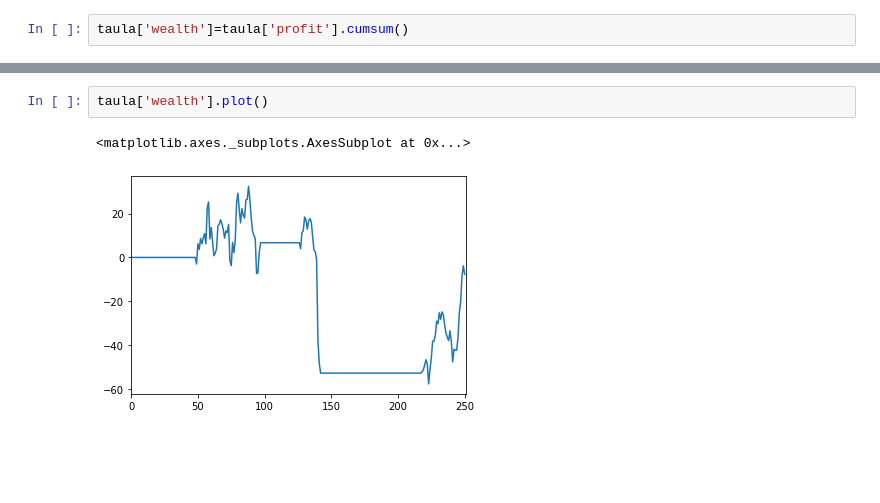
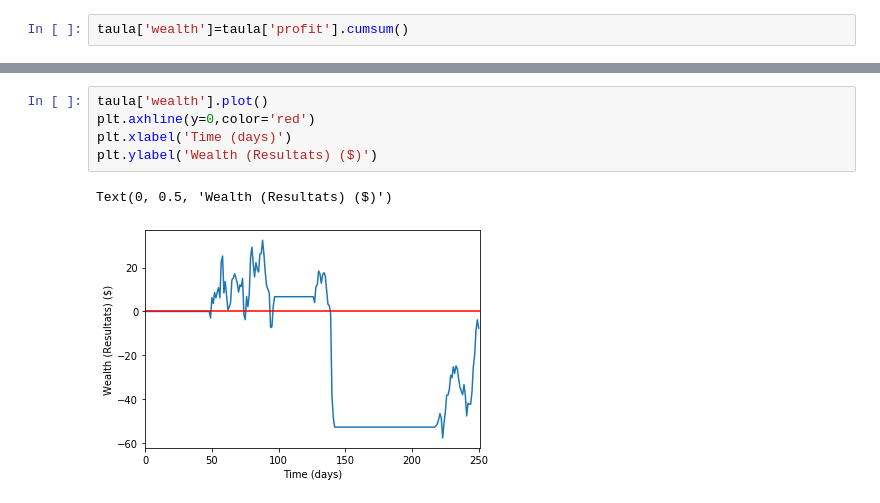
Before and after one commit to oscarthreepwood/Curs-Python-Analysis, a Jupyter notebook: curs_analytics_netflix.ipynb, the cells around one changed output, grey strips where cells are left out. Cells and saved outputs as stored; diff of their text form; blank space fills up the shorter version.

```diff
--- a/curs_analytics_netflix.ipynb
+++ b/curs_analytics_netflix.ipynb
@@ -94,5 +90,8 @@ taula.tail()
-# %%
-taula['wealth'].plot()
-# %% [output]
-<matplotlib.axes._subplots.AxesSubplot at 0x...>
-[figure, removed]
+# %%
+taula['wealth'].plot()
+plt.axhline(y=0,color='red')
+plt.xlabel('Time (days)')
+plt.ylabel('Wealth (Resultats) ($)')
+# %% [output]
+Text(0, 0.5, 'Wealth (Resultats) ($)')
+[figure, added]
```
Also changed, not shown: parts of 36 cells of this notebook.
